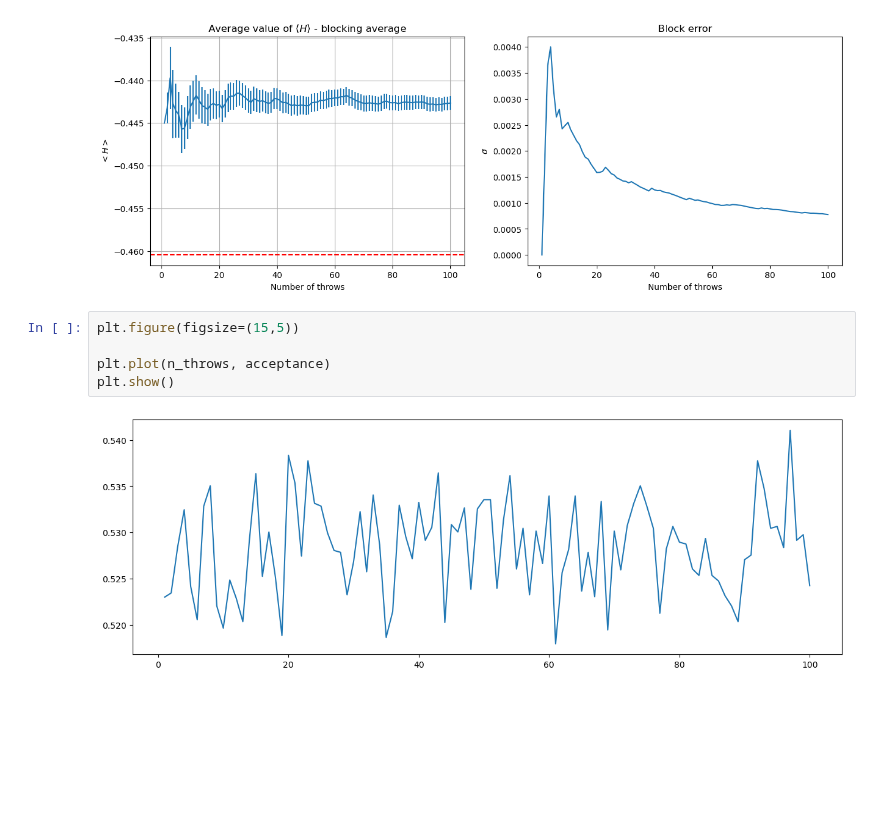
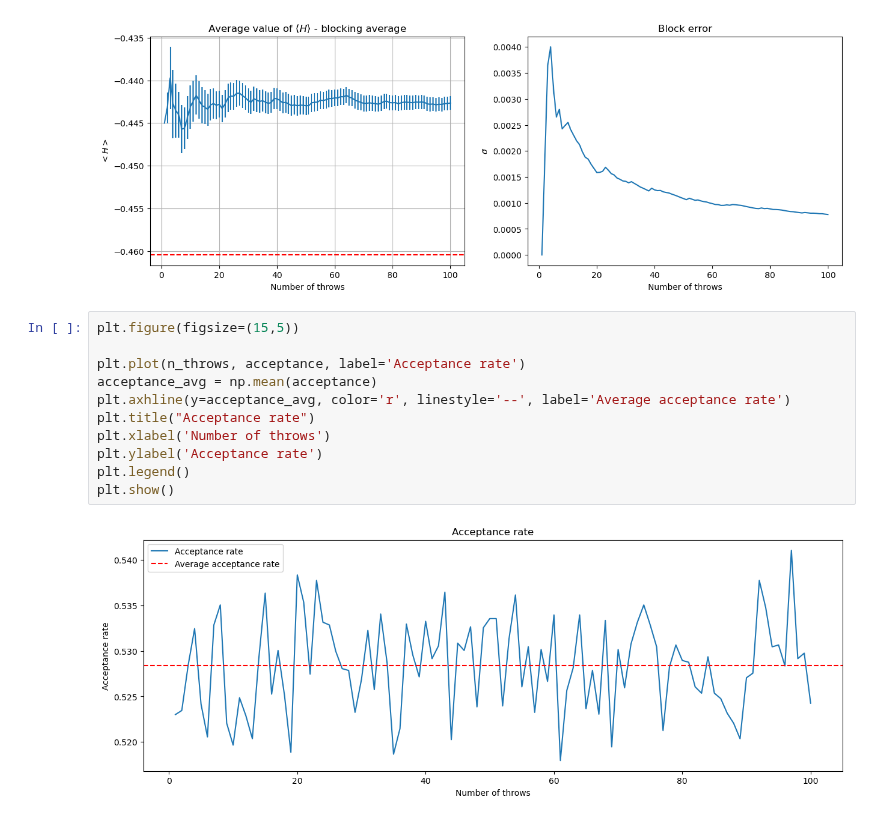
Before and after one commit to stevelonny/labsimnum, a Jupyter notebook: notebooks/exercise_08.ipynb, the cells around one changed output. Cells and saved outputs as stored; diff of their text form; blank space fills up the shorter version.

```diff
--- a/notebooks/exercise_08.ipynb
+++ b/notebooks/exercise_08.ipynb
@@ -71,13 +70,19 @@ plt.ylabel(r"$\sigma$")
 plt.show()
 # %% [output]
 [figure]
-# %%
-plt.figure(figsize=(15,5))
-
-plt.plot(n_throws, acceptance)
-plt.show()
-# %% [output]
-[figure, removed]
+# %%
+plt.figure(figsize=(15,5))
+
+plt.plot(n_throws, acceptance, label='Acceptance rate')
+acceptance_avg = np.mean(acceptance)
+plt.axhline(y=acceptance_avg, color='r', linestyle='--', label='Average acceptance rate')
+plt.title("Acceptance rate")
+plt.xlabel('Number of throws')
+plt.ylabel('Acceptance rate')
+plt.legend()
+plt.show()
+# %% [output]
+[figure, added]
 # %%
 coord = np.loadtxt("../data/ex08_coord.dat", unpack=True)
 
```
Also changed, not shown: parts of 2 cells of this notebook, 6 other files.
